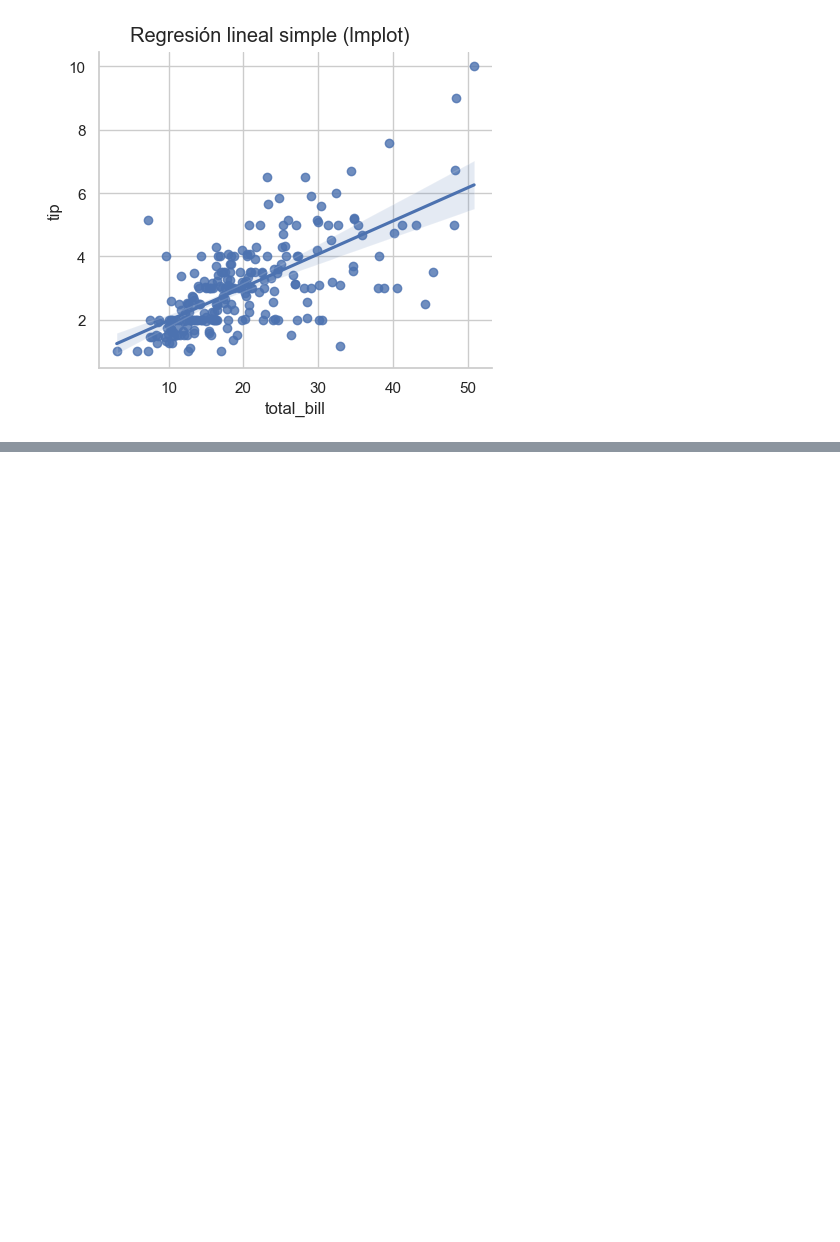
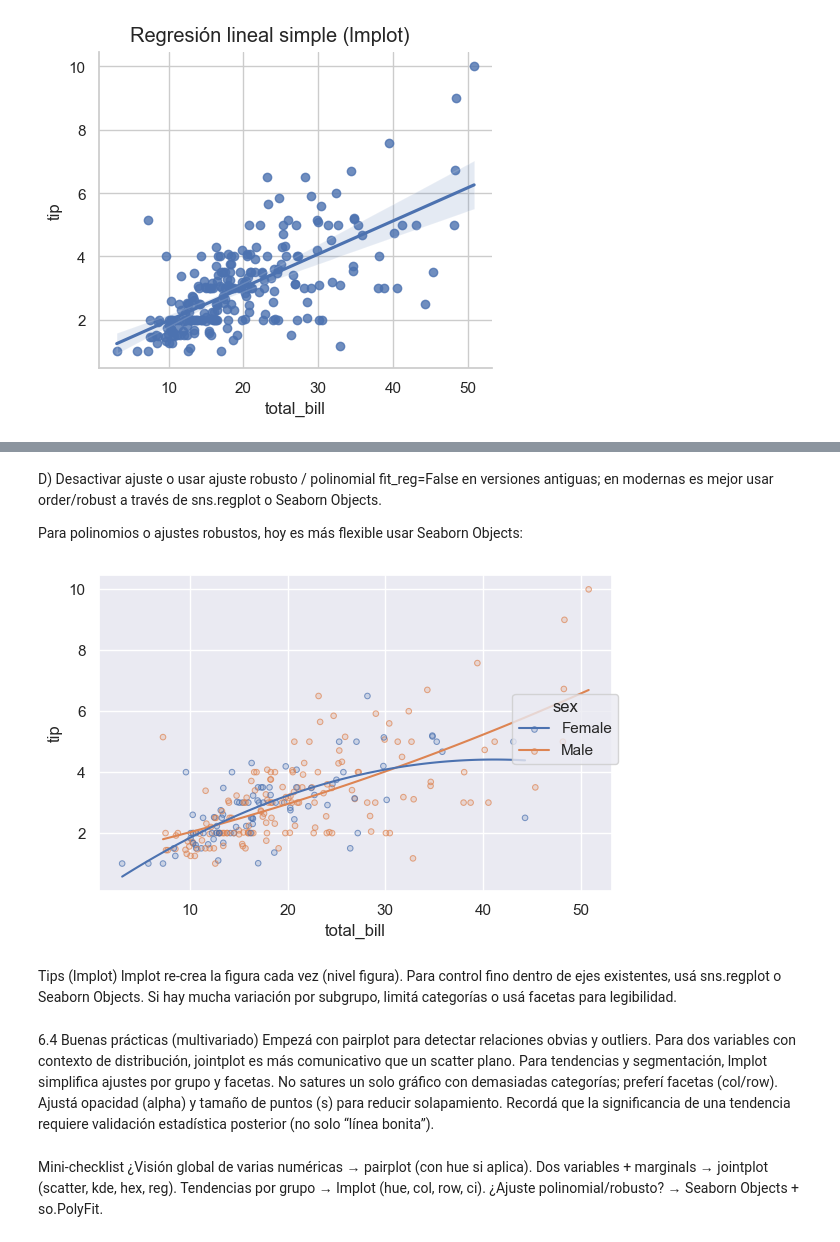
Before and after one commit to wilson-j-insaurralde/Seaborn, a Jupyter notebook: teoria/006_Gráficos multivariados.ipynb, the cells around one changed output, grey strips where cells are left out. Drawn from its saved outputs; the diff is of its cells as text; code cells hidden in the pictures; blank space fills up the shorter version.

```diff
--- a/teoria/006_Gráficos multivariados.ipynb
+++ b/teoria/006_Gráficos multivariados.ipynb
@@ -185,0 +232,39 @@ plt.show()
+# %% [markdown]
+D) Desactivar ajuste o usar ajuste robusto / polinomial
+fit_reg=False en versiones antiguas; en modernas es mejor usar order/robust a través de sns.regplot o Seaborn Objects.
+
+Para polinomios o ajustes robustos, hoy es más flexible usar Seaborn Objects:
+# %%
+import seaborn as sns
+import seaborn.objects as so
+import matplotlib.pyplot as plt
+
+sns.set_theme(style="whitegrid", context="notebook")
+tips = sns.load_dataset("tips")
+
+(
+    so.Plot(tips, x="total_bill", y="tip", color="sex")
+      .add(so.Dots(alpha=0.7))
+      .add(so.Line(), so.PolyFit(order=2))   # ajuste polinomial grado 2
+      .layout(size=(6, 4))
+).show()
+# %% [output]
+[figure, added]
+# %% [markdown]
+Tips (lmplot)
+lmplot re-crea la figura cada vez (nivel figura). Para control fino dentro de ejes existentes, usá sns.regplot o Seaborn Objects.
+Si hay mucha variación por subgrupo, limitá categorías o usá facetas para legibilidad.
+# %% [markdown]
+6.4 Buenas prácticas (multivariado)
+Empezá con pairplot para detectar relaciones obvias y outliers.
+Para dos variables con contexto de distribución, jointplot es más comunicativo que un scatter plano.
+Para tendencias y segmentación, lmplot simplifica ajustes por grupo y facetas.
+No satures un solo gráfico con demasiadas categorías; preferí facetas (col/row).
+Ajustá opacidad (alpha) y tamaño de puntos (s) para reducir solapamiento.
+Recordá que la significancia de una tendencia requiere validación estadística posterior (no solo “línea bonita”).
+# %% [markdown]
+Mini-checklist
+¿Visión global de varias numéricas → pairplot (con hue si aplica).
+Dos variables + marginals → jointplot (scatter, kde, hex, reg).
+Tendencias por grupo → lmplot (hue, col, row, ci).
+¿Ajuste polinomial/robusto? → Seaborn Objects + so.PolyFit.
```
Also changed, not shown: parts of 4 cells of this notebook.
